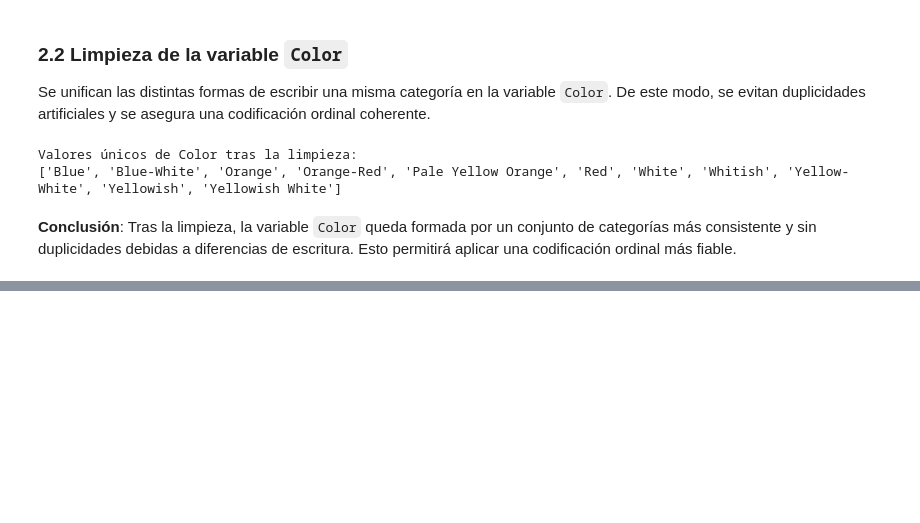
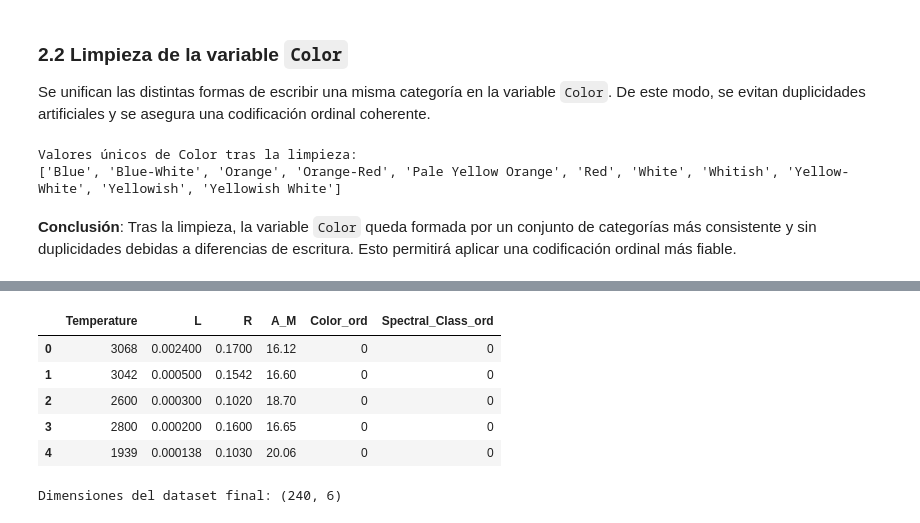
Before and after one commit to DiegoVa6/Grupo05_Practica2, a Jupyter notebook: practica2_estrellas.ipynb, the cells around one changed output, grey strips where cells are left out. Cells and saved outputs as stored; diff of their text form; code cells hidden in the pictures; blank space fills up the shorter version.

```diff
--- a/practica2_estrellas.ipynb
+++ b/practica2_estrellas.ipynb
@@ -303,0 +308,15 @@ Valores únicos de Color tras la limpieza:
+# %%
+spectral_mapping = {
+    "M": 0,
+    "K": 1,
+    "G": 2,
+    "F": 3,
+    "A": 4,
+    "B": 5,
+    "O": 6
+}
+
+df_clean["Spectral_Class_ord"] = df_clean["Spectral_Class"].map(spectral_mapping)
+
+display(df_clean[["Spectral_Class", "Spectral_Class_ord"]].drop_duplicates().sort_values("Spectral_Class_ord"))
+print("Valores nulos tras la codificación:", df_clean["Spectral_Class_ord"].isna().sum())
@@ -303,0 +341,19 @@ Valores únicos de Color tras la limpieza:
+# %%
+color_mapping_ord = {
+    "Red": 0,
+    "Orange-Red": 1,
+    "Orange": 2,
+    "Pale Yellow Orange": 3,
+    "Yellowish": 4,
+    "Yellow-White": 5,
+    "Whitish": 6,
+    "Yellowish White": 7,
+    "White": 8,
+    "Blue-White": 9,
+    "Blue": 10
+}
+
+df_clean["Color_ord"] = df_clean["Color"].map(color_mapping_ord)
+
+display(df_clean[["Color", "Color_ord"]].drop_duplicates().sort_values("Color_ord"))
+print("Valores nulos tras la codificación:", df_clean["Color_ord"].isna().sum())
@@ -303,0 +380,15 @@ Valores únicos de Color tras la limpieza:
+# %%
+features = ["Temperature", "L", "R", "A_M", "Color_ord", "Spectral_Class_ord"]
+
+X = df_clean[features].copy()
+
+display(X.head())
+print("Dimensiones del dataset final:", X.shape)
+# %% [output]
+|  | Temperature | L | R | A_M | Color_ord | Spectral_Class_ord |
+| 0 | 3068 | 0.002400 | 0.1700 | 16.12 | 0 | 0 |
+| 1 | 3042 | 0.000500 | 0.1542 | 16.60 | 0 | 0 |
+| 2 | 2600 | 0.000300 | 0.1020 | 18.70 | 0 | 0 |
+| 3 | 2800 | 0.000200 | 0.1600 | 16.65 | 0 | 0 |
+| 4 | 1939 | 0.000138 | 0.1030 | 20.06 | 0 | 0 |
+Dimensiones del dataset final: (240, 6)
```
Also changed, not shown: parts of 15 cells of this notebook.
